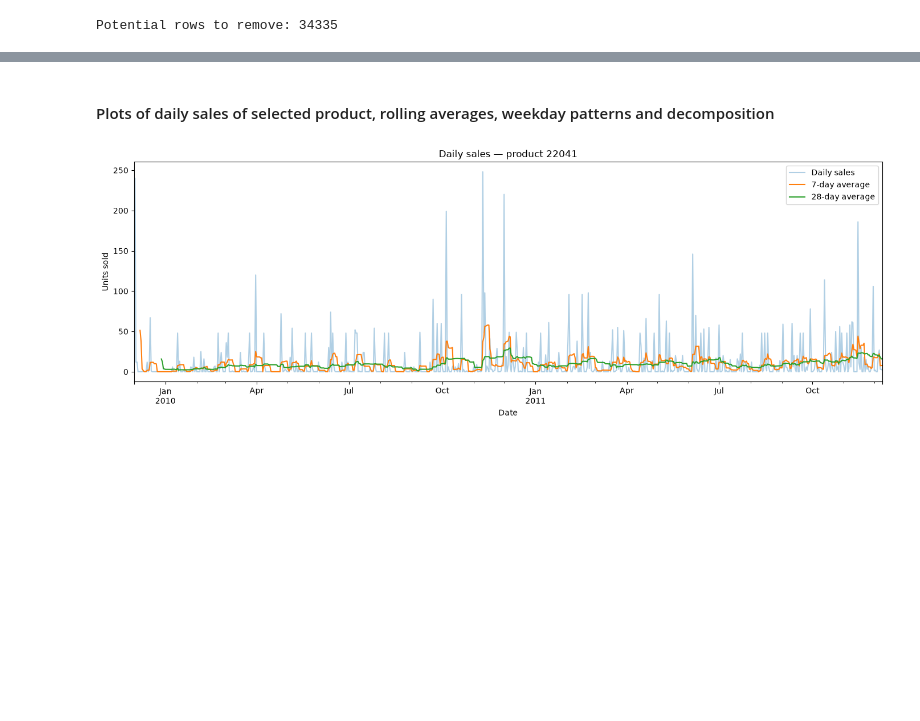
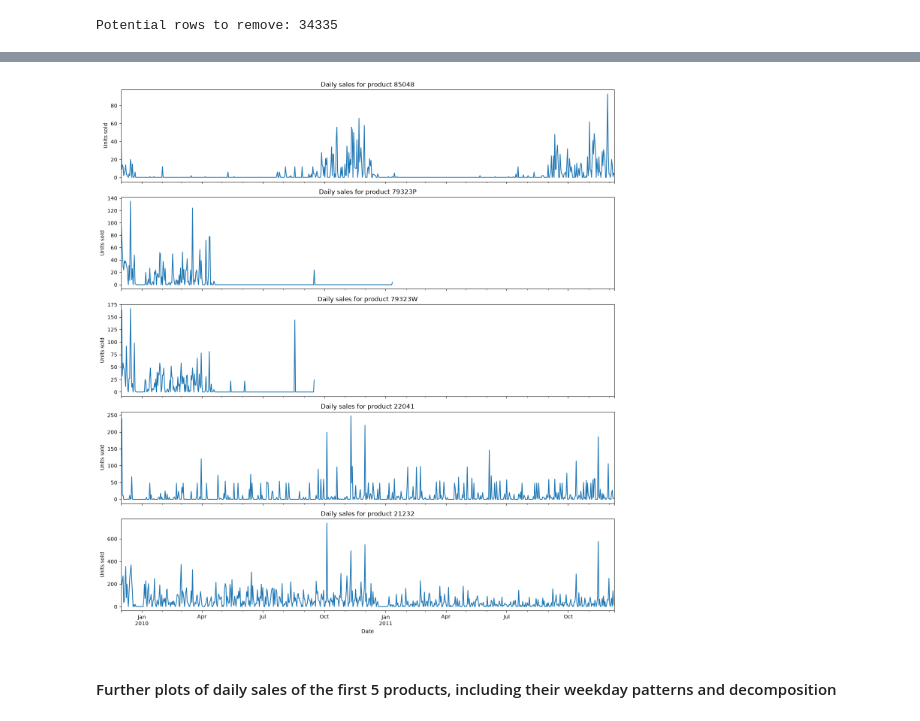
Before and after one commit to pboneza/smart-stock, a Jupyter notebook: notebooks/01_data_exploration.ipynb, the cells around one changed output, grey strips where cells are left out. Drawn from its saved outputs; the diff is of its cells as text; code cells hidden in the pictures; blank space fills up the shorter version.

```diff
--- a/notebooks/01_data_exploration.ipynb
+++ b/notebooks/01_data_exploration.ipynb
@@ -275,6 +186,7 @@ This was a cancellation. All other entries are identical.
 # %%
-# Exclude non product codes
-non_product_codes = ["B", "BANK CHARGES", "AMAZONFEE", "M"]
+# First exclusion rule: non product codes - all unmatching pattern + 4 exceptions
+non_product_codes = df.loc[unusual_code & ~df["StockCode"].isin(matching_product_codes),
+                           "StockCode"].unique()
 
 non_sales_mask = (
     df["StockCode"].astype("string").str.strip().isin(non_product_codes)
@@ -418,0 +222,18 @@ display(pd.crosstab(
+# %%
+# Third exclusion rule: invoice starts with a C or quantity or price is zero or negative
+
+is_c_invoice = (
+    product_transactions["Invoice"].astype("string")
+    .str.strip()
+    .str.upper()
+    .str.startswith("C", na=False)
+)
+
+neg_quantity = product_transactions["Quantity"] <= 0
+
+neg_price = product_transactions["Price"] <= 0
+
+product_transactions = product_transactions.loc[~ (is_c_invoice
+                                                | neg_quantity
+                                                | neg_price)
+                                            ].copy()
@@ -462,2 +258,25 @@ Daily quantities from positive, paid product transactions, excluding identified
+# %%
+# Fetch the first 5 products and plot their sales through time
+
+first_five_prods = list(product_transactions["StockCode"].unique()[:5])
+
+fig, axes = plt.subplots(
+    len(first_five_prods), 1,
+    figsize=(14, 3 * len(first_five_prods)),
+    sharex=True, squeeze=False,
+    )
+
+for ax, code in zip(axes.flat, first_five_prods):
+    product = product_transactions.loc[product_transactions["StockCode"].eq(code)].copy()
+    daily_sales = (
+        product.set_index("InvoiceDate")["Quantity"].sort_index().resample("D").sum()
+    )
+    daily_sales.plot(ax=ax)
+    ax.set(title=f"Daily sales for product {code}", ylabel="Units sold")
+axes[-1, 0].set_xlabel("Date")
+plt.tight_layout()
+plt.show()
+# %% [output]
+[figure, added]
 # %% [markdown]
-#### Plots of daily sales of selected product, rolling averages, weekday patterns and decomposition
+#### Further plots of daily sales of the first 5 products, including their weekday patterns and decomposition
@@ -482,21 +283,2 @@ daily_sales = (
-# %%
-# Daily sales and rolling averages
-
-fig, ax = plt.subplots(figsize=(14, 5))
-
-daily_sales.plot(ax=ax, alpha=0.35, label="Daily sales")
-daily_sales.rolling(7).mean().plot(ax=ax, label="7-day average")
-daily_sales.rolling(28).mean().plot(ax=ax, label="28-day average")
-
-ax.set(
-    title=f"Daily sales — product {selected_code}",
-    xlabel="Date",
-    ylabel="Units sold",
-)
-ax.legend()
-plt.tight_layout()
-plt.show()
-# %% [output]
-[figure, removed]
 # %%
 # Weekday patterns
```
Also changed, not shown: parts of 41 cells of this notebook, 32 other files.
